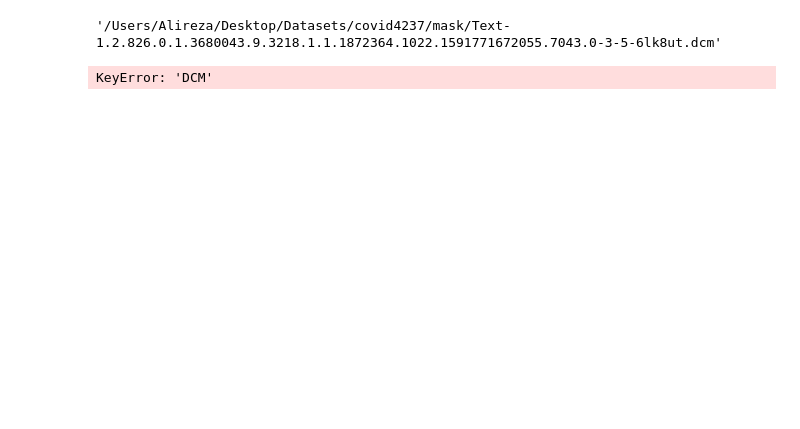
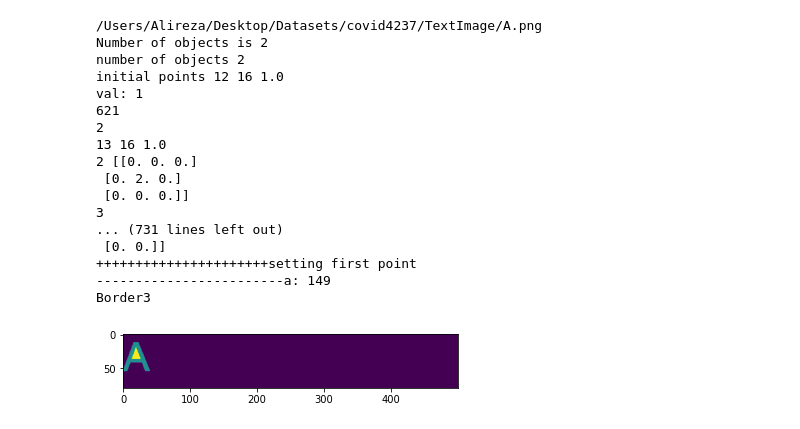
Before and after one commit to HicServices/CMIH-1, a Jupyter notebook: BorderAlphabet2Numpy.ipynb, the cells around one changed output. Saved outputs shown, nothing was run; the diff lists cells and outputs as text; code cells hidden in the pictures; blank space fills up the shorter version.

Commit message:
improving the alphabet shape -test all characters -putting characters into the different slices

```diff
--- a/BorderAlphabet2Numpy.ipynb
+++ b/BorderAlphabet2Numpy.ipynb
@@ -241,8 +322,23 @@ KeyboardInterrupt:
-# %%
-path+'mask/Text-'+name
-# %% [output]
-'/Users/Alireza/Desktop/Datasets/covid4237/mask/Text-1.2.826.0.1.3680043.9.3218.1.1.1872364.1022.1591771672055.7043.0-3-5-6lk8ut.dcm'
-# %%
-plt.imsave(path+'mask/Text-'+name, labeled)
-# %% [output]
-KeyError: 'DCM'
+# %%
+path='/Users/Alireza/Desktop/Datasets/covid4237/'
+Text2Image('A',path,'A.png')
+BorderAlphabet2Numpy(path,'A.png',1)
+# %% [output]
+/Users/Alireza/Desktop/Datasets/covid4237/TextImage/A.png
+Number of objects is 2
+number of objects 2
+initial points 12 16 1.0
+val: 1
+621
+2
+13 16 1.0
+2 [[0. 0. 0.]
+ [0. 2. 0.]
+ [0. 0. 0.]]
+3
+... (731 lines left out)
+ [0. 0.]]
+++++++++++++++++++++++setting first point
+------------------------a: 149
+Border3
+[figure, added]
```
Also changed, not shown: parts of 19 cells of this notebook, 3 other files.
